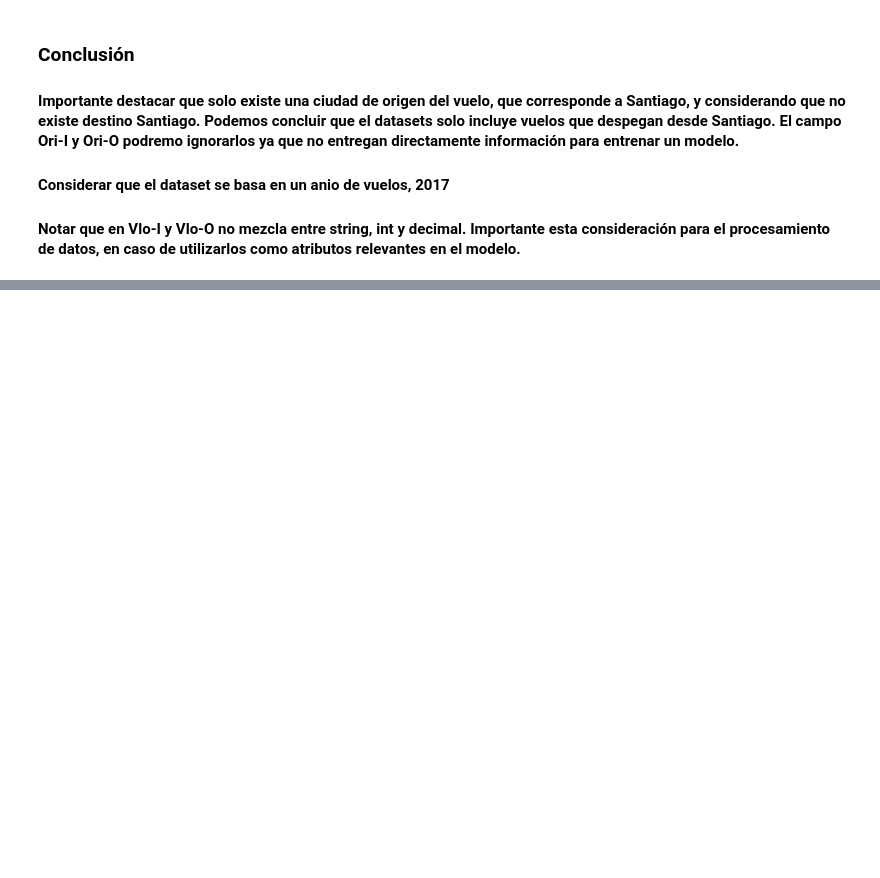
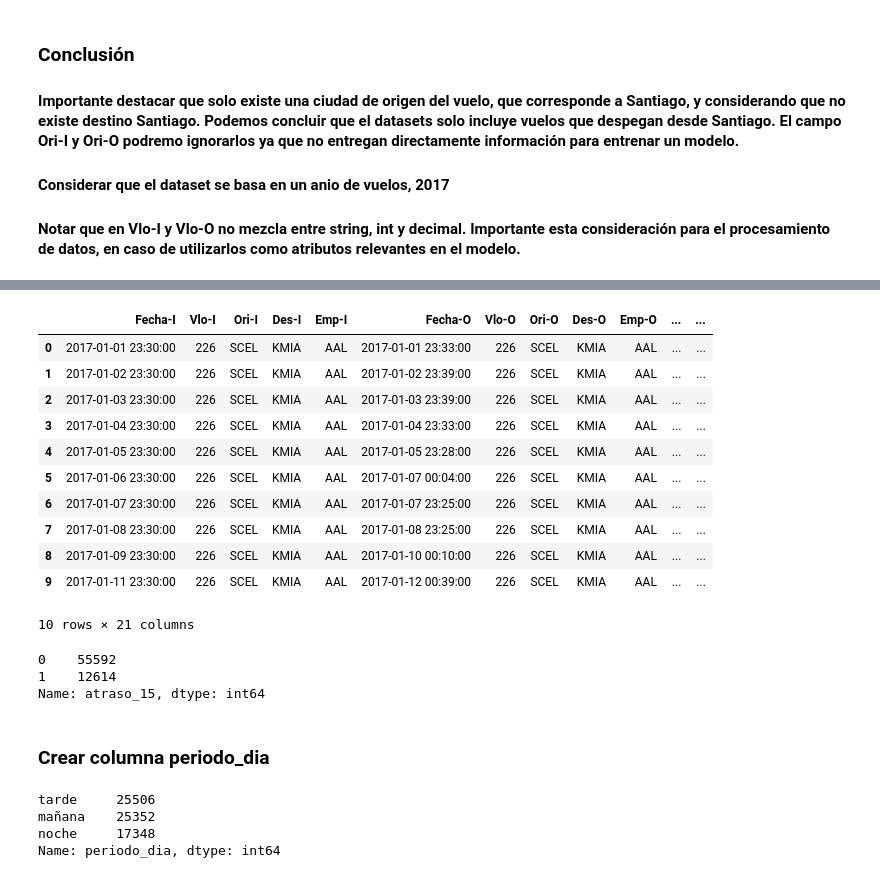
Before and after one commit to nachovalde/Challenge---LATAM-Airlines, a Jupyter notebook: solution.ipynb, the cells around one changed output, grey strips where cells are left out. Saved outputs shown, nothing was run; the diff lists cells and outputs as text; code cells hidden in the pictures; blank space fills up the shorter version.

```diff
--- a/solution.ipynb
+++ b/solution.ipynb
@@ -321,0 +362,27 @@ Name: OPERA, dtype: int64
+# %%
+data['atraso_15'] = 0
+data.loc[data['dif_min'] > 15, 'atraso_15'] = 1
+# %%
+data.head(10)
+# %% [output]
+|  | Fecha-I | Vlo-I | Ori-I | Des-I | Emp-I | Fecha-O | Vlo-O | Ori-O | Des-O | Emp-O | ... | ... |
+| 0 | 2017-01-01 23:30:00 | 226 | SCEL | KMIA | AAL | 2017-01-01 23:33:00 | 226 | SCEL | KMIA | AAL | ... | ... |
+| 1 | 2017-01-02 23:30:00 | 226 | SCEL | KMIA | AAL | 2017-01-02 23:39:00 | 226 | SCEL | KMIA | AAL | ... | ... |
+| 2 | 2017-01-03 23:30:00 | 226 | SCEL | KMIA | AAL | 2017-01-03 23:39:00 | 226 | SCEL | KMIA | AAL | ... | ... |
+| 3 | 2017-01-04 23:30:00 | 226 | SCEL | KMIA | AAL | 2017-01-04 23:33:00 | 226 | SCEL | KMIA | AAL | ... | ... |
+| 4 | 2017-01-05 23:30:00 | 226 | SCEL | KMIA | AAL | 2017-01-05 23:28:00 | 226 | SCEL | KMIA | AAL | ... | ... |
+| 5 | 2017-01-06 23:30:00 | 226 | SCEL | KMIA | AAL | 2017-01-07 00:04:00 | 226 | SCEL | KMIA | AAL | ... | ... |
+| 6 | 2017-01-07 23:30:00 | 226 | SCEL | KMIA | AAL | 2017-01-07 23:25:00 | 226 | SCEL | KMIA | AAL | ... | ... |
+| 7 | 2017-01-08 23:30:00 | 226 | SCEL | KMIA | AAL | 2017-01-08 23:25:00 | 226 | SCEL | KMIA | AAL | ... | ... |
+| 8 | 2017-01-09 23:30:00 | 226 | SCEL | KMIA | AAL | 2017-01-10 00:10:00 | 226 | SCEL | KMIA | AAL | ... | ... |
+| 9 | 2017-01-11 23:30:00 | 226 | SCEL | KMIA | AAL | 2017-01-12 00:39:00 | 226 | SCEL | KMIA | AAL | ... | ... |
+10 rows × 21 columns
+# %%
+# Corroborar que se generó la nueva columna con las 2 etiquetas
+data['atraso_15'].value_counts()
+# %% [output]
+0    55592
+1    12614
+Name: atraso_15, dtype: int64
+# %% [markdown]
+### Crear columna periodo_dia
@@ -321,0 +396,8 @@ Name: OPERA, dtype: int64
+# %%
+# Corroborar que se generó la nueva columna con las 3 etiquetas
+data['periodo_dia'].value_counts()
+# %% [output]
+tarde     25506
+mañana    25352
+noche     17348
+Name: periodo_dia, dtype: int64
```
Also changed, not shown: parts of 13 cells of this notebook.
